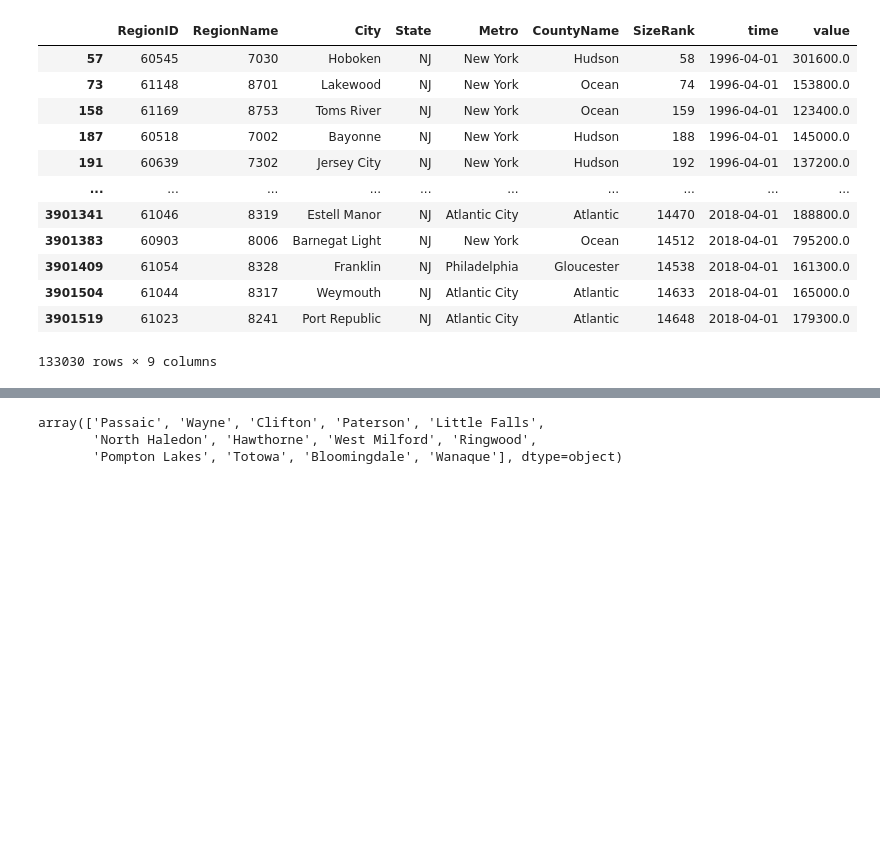
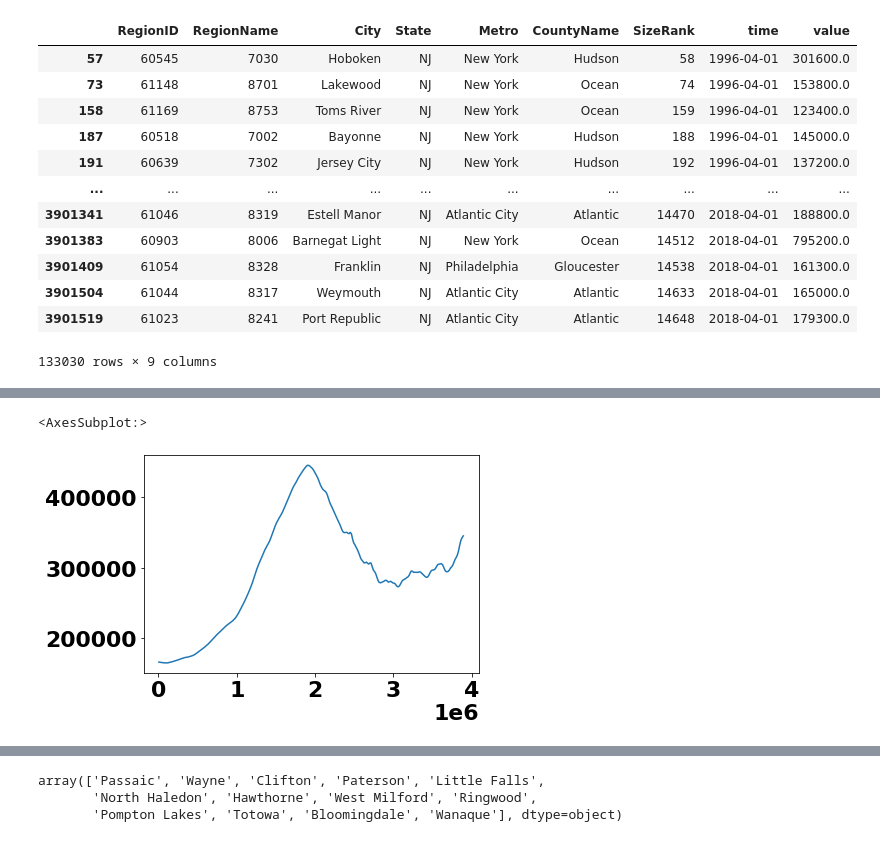
Before and after one commit to jmg0144/Zillow-Time-Series-Analysis, a Jupyter notebook: zillow-time-series-analysis.ipynb, the cells around one changed output, grey strips where cells are left out. Cells and saved outputs as stored; diff of their text form; code cells hidden in the pictures; blank space fills up the shorter version.

```diff
--- a/zillow-time-series-analysis.ipynb
+++ b/zillow-time-series-analysis.ipynb
@@ -159,0 +165,5 @@ passaic_df
+# %%
+passaic_df.loc[passaic_df['City'] == 'North Haledon']['value'].plot()
+# %% [output]
+<AxesSubplot:>
+[figure, added]
```
Also changed, not shown: parts of 10 cells of this notebook.
